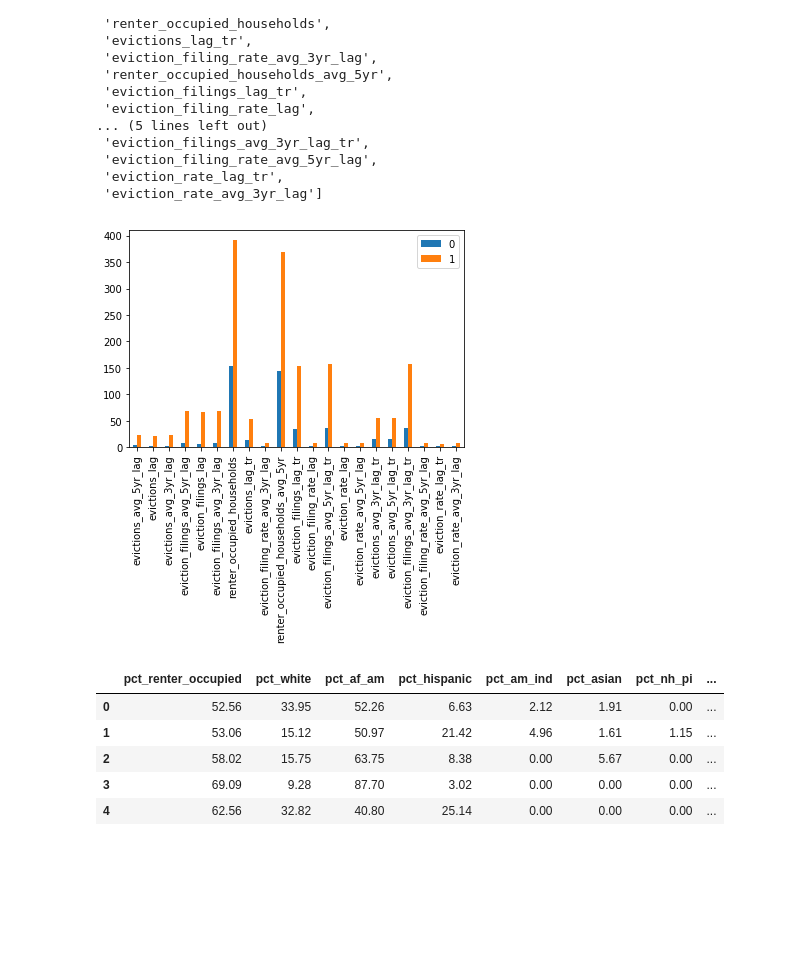
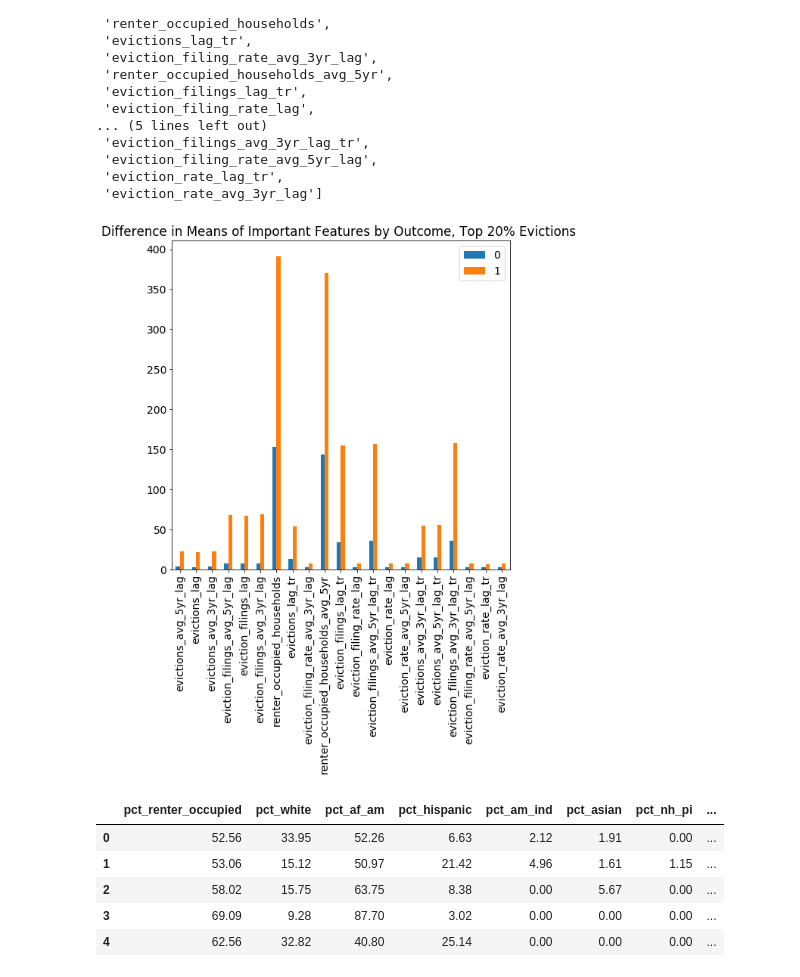
Before and after one commit to justincohler/evictions-learn, a Jupyter notebook: src/Phase III Analysis.ipynb, the cells around one changed output. Saved outputs shown, nothing was run; the diff lists cells and outputs as text; code cells hidden in the pictures; blank space fills up the shorter version.

```diff
--- a/src/Phase III Analysis.ipynb
+++ b/src/Phase III Analysis.ipynb
@@ -3,6 +3,10 @@ import numpy as np
 import matplotlib.pyplot as plt
 import pandas as pd
 import seaborn as sns
+# %%
+# Set common graphic features
+plt.rcParams['figure.figsize'] = [8, 8]
+plt.rcParams.update({'font.size': 14})
 # %%
 top_df = pd.read_csv('results/top20_num/csv/RF28_feature_analysis.csv')
 top_fi = pd.read_csv('results/top20_num/csv/RF24.csv')
@@ -42,20 +46,21 @@ imp_feat_top
 # %%
 # Difference of means for top 20 outcome
 cols_dm = imp_feat_top + ['label_value']
 
 df = top_df[cols_dm]
 df_gp = df.groupby(['label_value']).mean()
 X = list(df_gp.columns)
 
 Y = df_gp.iloc[0]
 Z = df_gp.iloc[1]
 
 dfp = pd.DataFrame(np.c_[Y,Z], index=X)
 dfp.plot.bar()
+plt.title("Difference in Means of Important Features by Outcome, Top 20% Evictions ")
 
 plt.show()
 # %% [output]
-[figure, old version]
+[figure, new version]
 # %%
 bias_cols = ["pct_renter_occupied", "pct_white", "pct_af_am", "pct_hispanic", "pct_am_ind", "pct_asian", "pct_nh_pi",
   "pct_multiple", "pct_other","renter_occupied_households", "median_household_income", "median_property_value",'pred']
```
Also changed, not shown: parts of 2 cells of this notebook.
